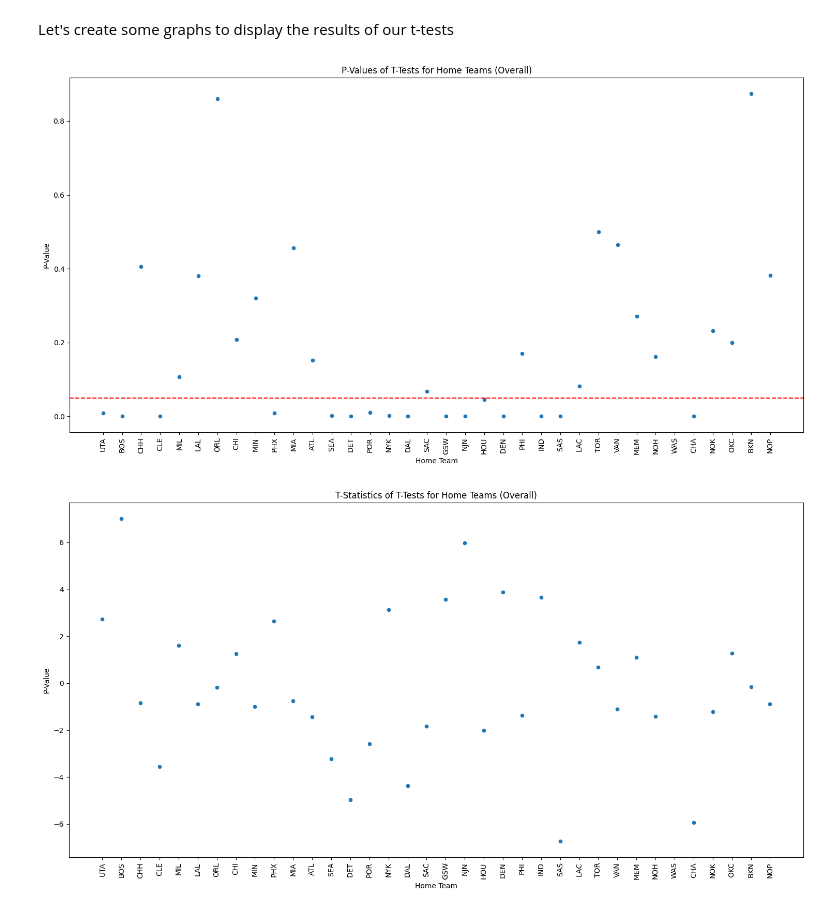
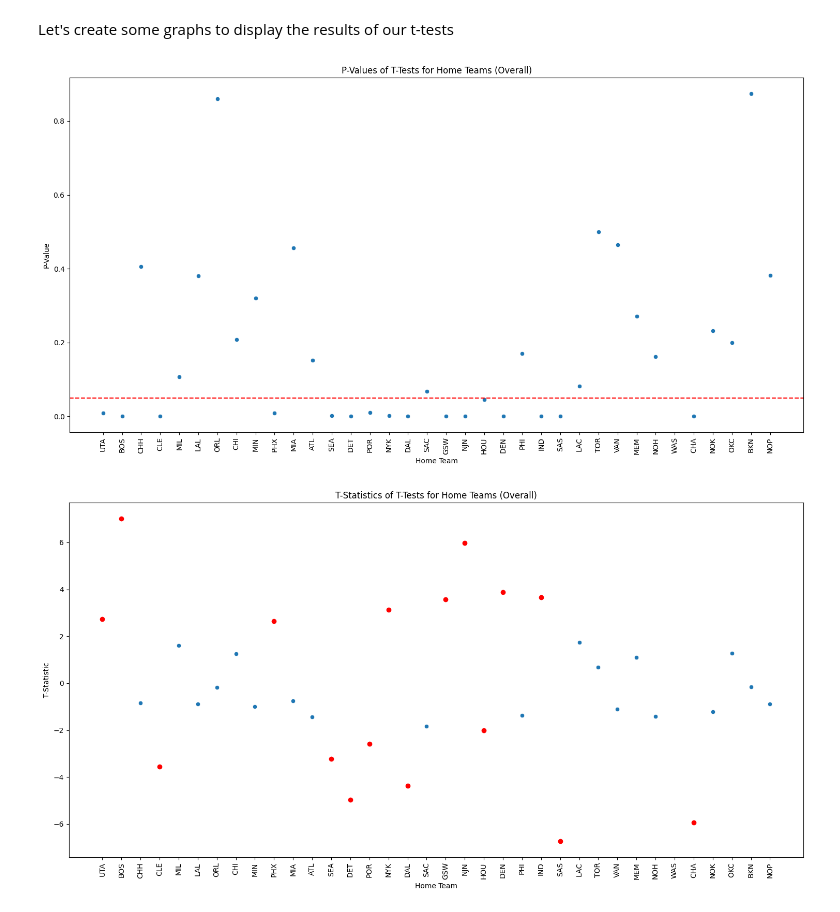
Before and after one commit to np2446/Foul-Project, a Jupyter notebook: Data_Analysis.ipynb, the cells around one changed output. Cells and saved outputs as stored; diff of their text form; code cells hidden in the pictures.

Commit message:
reworked graphs

```diff
--- a/Data_Analysis.ipynb
+++ b/Data_Analysis.ipynb
@@ -194,33 +216,37 @@ Let's create some graphs to display the results of our t-tests
 # %%
 """Plotting Overall Results"""
 
 # Resetting the index of the DataFrame to make the team names a regular column
 df_for_plot = team_t_test_results_df.reset_index()
 df_for_plot.rename(columns={'index': 'Team'}, inplace=True)
 
 # Visualization for P-Values of T-Test Results
 plt.pyplot.figure(figsize=(15, 8))
 sns.scatterplot(data=df_for_plot, x='Team', y='p_value')
 plt.pyplot.axhline(0.05, color='red', linestyle='--')  # Significance level line
 plt.pyplot.xticks(rotation=90)  # Rotate x-axis labels for readability
 plt.pyplot.title('P-Values of T-Tests for Home Teams (Overall)')  # Title of the plot
 plt.pyplot.ylabel('P-Value')  # Y-axis label
 plt.pyplot.xlabel('Home Team')  # X-axis label
 plt.pyplot.tight_layout()  # Adjust layout
 plt.pyplot.show()  # Display the plot
 
 #Visulation for T Statistics of T-Test Results (color coded by p-value significance)
 plt.pyplot.figure(figsize=(15, 8))
 sns.scatterplot(data=df_for_plot, x='Team', y='t_statistic')
 plt.pyplot.xticks(rotation=90)  # Rotate x-axis labels for readability
+# make dots red if the team had a statistically significant difference (p value < 0.05)
+for index, row in df_for_plot.iterrows():
+    if row['p_value'] < 0.05:
+        plt.pyplot.scatter(row['Team'], row['t_statistic'], color='red')
 plt.pyplot.title('T-Statistics of T-Tests for Home Teams (Overall)')  # Title of the plot
-plt.pyplot.ylabel('P-Value')  # Y-axis label
+plt.pyplot.ylabel('T-Statistic')  # Y-axis label
 plt.pyplot.xlabel('Home Team')  # X-axis label
 plt.pyplot.tight_layout()  # Adjust layout
 plt.pyplot.show()  # Display the plot
 # %% [output]
 [figure]
-[figure, old version]
+[figure, new version]
 # %%
 """Plotting per Season"""
 
```
Also changed, not shown: parts of 4 cells of this notebook.
